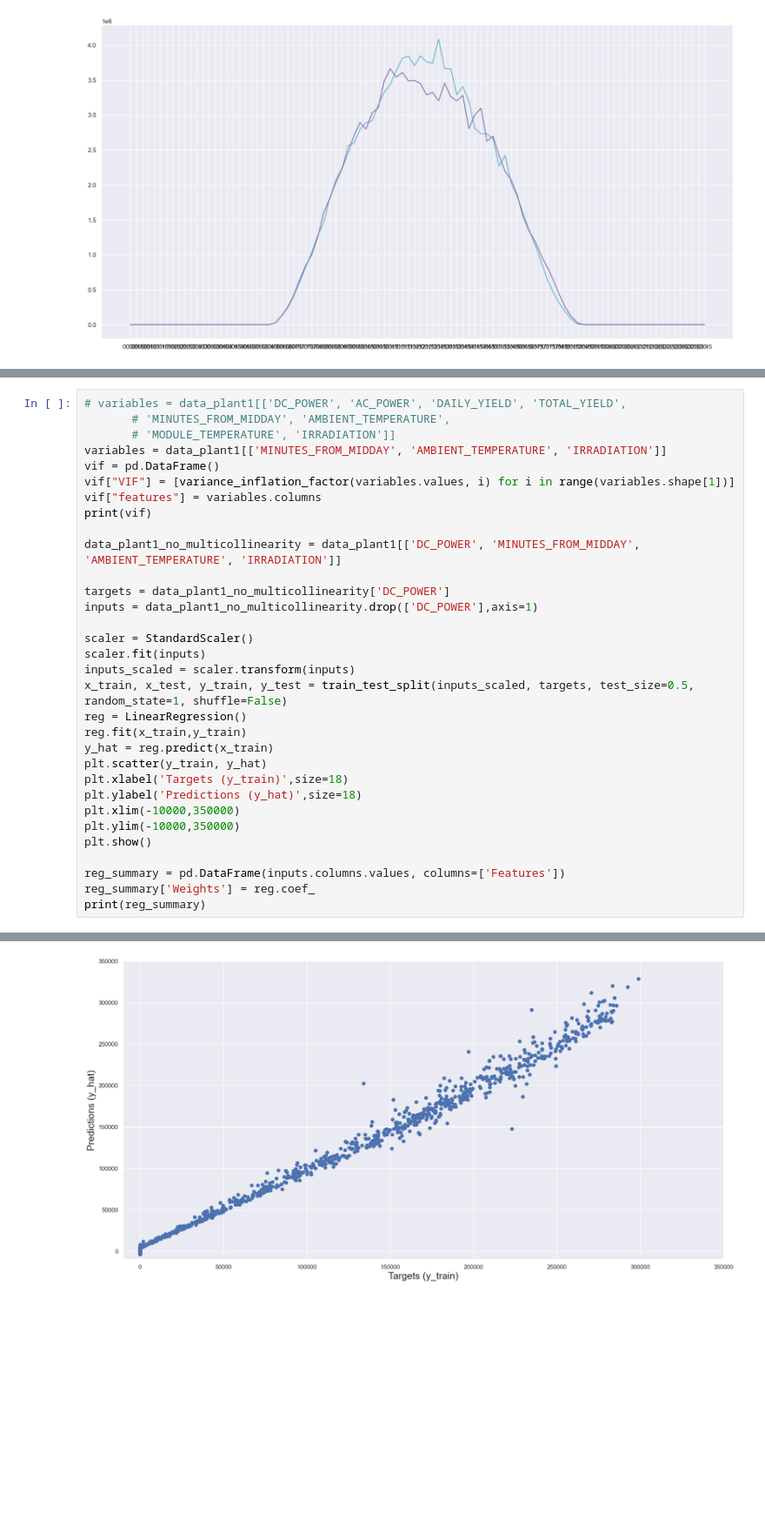
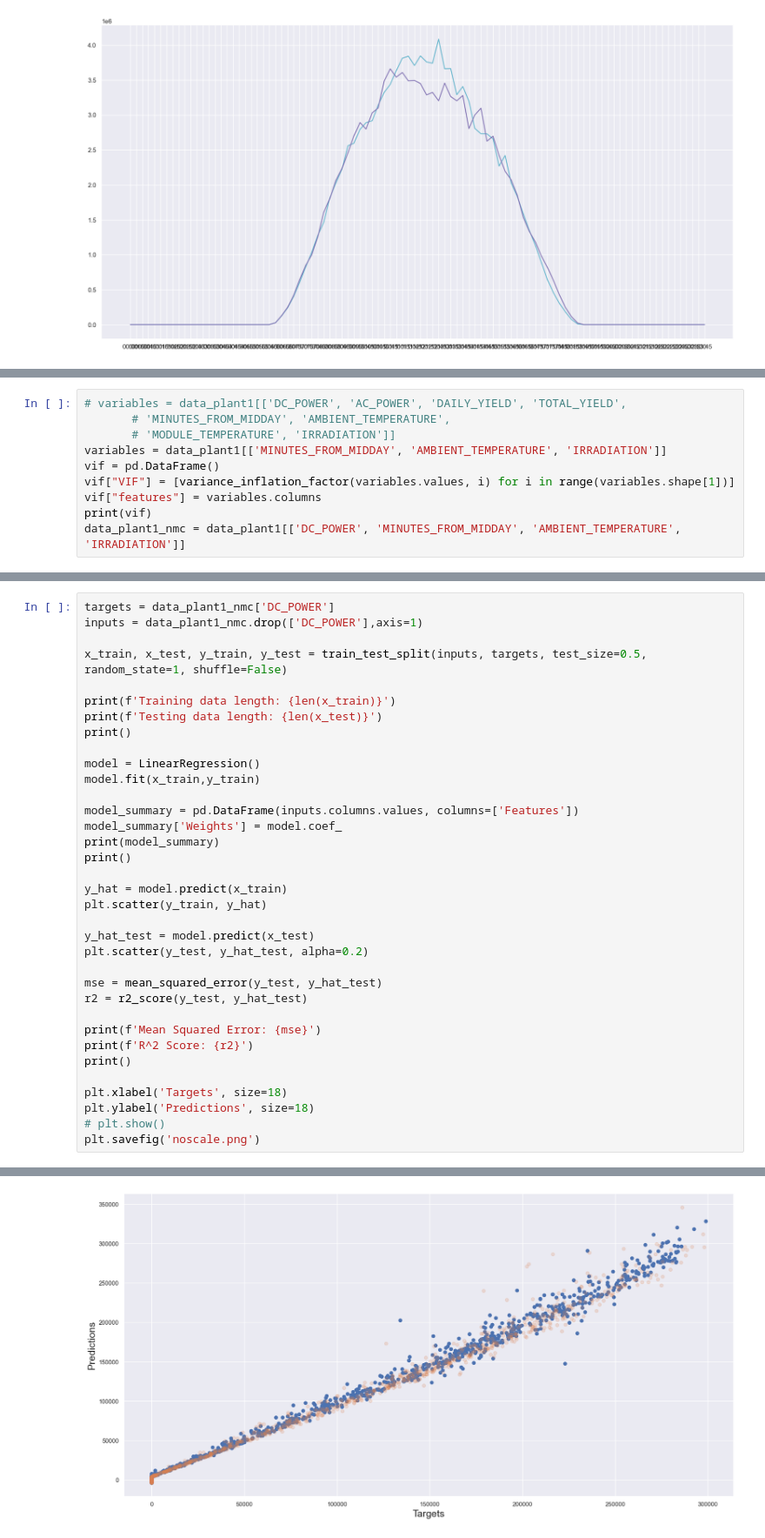
Before and after one commit to jamesdeluk/data-projects, a Jupyter notebook: solar-power-generation-data (anikannal)/solar.ipynb, the cells around one changed output, grey strips where cells are left out. Shown at 87% size. Drawn from its saved outputs; the diff is of its cells as text; blank space fills up the shorter version.

Commit message:
solar models for train_test_split and mysplit plus charts

```diff
--- a/solar-power-generation-data (anikannal)/solar.ipynb
+++ b/solar-power-generation-data (anikannal)/solar.ipynb
@@ -162,0 +154,10 @@ sns.histplot(data_plant1_active['DC_POWER'])
+# %%
+# variables = data_plant1[['DC_POWER', 'AC_POWER', 'DAILY_YIELD', 'TOTAL_YIELD',
+       # 'MINUTES_FROM_MIDDAY', 'AMBIENT_TEMPERATURE',
+       # 'MODULE_TEMPERATURE', 'IRRADIATION']]
+variables = data_plant1[['MINUTES_FROM_MIDDAY', 'AMBIENT_TEMPERATURE', 'IRRADIATION']]
+vif = pd.DataFrame()
+vif["VIF"] = [variance_inflation_factor(variables.values, i) for i in range(variables.shape[1])]
+vif["features"] = variables.columns
+print(vif)
+data_plant1_nmc = data_plant1[['DC_POWER', 'MINUTES_FROM_MIDDAY', 'AMBIENT_TEMPERATURE', 'IRRADIATION']]
@@ -163,33 +173,36 @@ sns.histplot(data_plant1_active['DC_POWER'])
 # %%
-# variables = data_plant1[['DC_POWER', 'AC_POWER', 'DAILY_YIELD', 'TOTAL_YIELD',
-       # 'MINUTES_FROM_MIDDAY', 'AMBIENT_TEMPERATURE',
-       # 'MODULE_TEMPERATURE', 'IRRADIATION']]
-variables = data_plant1[['MINUTES_FROM_MIDDAY', 'AMBIENT_TEMPERATURE', 'IRRADIATION']]
-vif = pd.DataFrame()
-vif["VIF"] = [variance_inflation_factor(variables.values, i) for i in range(variables.shape[1])]
-vif["features"] = variables.columns
-print(vif)
+targets = data_plant1_nmc['DC_POWER']
+inputs = data_plant1_nmc.drop(['DC_POWER'],axis=1)
 
-data_plant1_no_multicollinearity = data_plant1[['DC_POWER', 'MINUTES_FROM_MIDDAY', 'AMBIENT_TEMPERATURE', 'IRRADIATION']]
+x_train, x_test, y_train, y_test = train_test_split(inputs, targets, test_size=0.5, random_state=1, shuffle=False)
 
-targets = data_plant1_no_multicollinearity['DC_POWER']
-inputs = data_plant1_no_multicollinearity.drop(['DC_POWER'],axis=1)
+print(f'Training data length: {len(x_train)}')
+print(f'Testing data length: {len(x_test)}')
+print()
 
-scaler = StandardScaler()
-scaler.fit(inputs)
-inputs_scaled = scaler.transform(inputs)
-x_train, x_test, y_train, y_test = train_test_split(inputs_scaled, targets, test_size=0.5, random_state=1, shuffle=False)
-reg = LinearRegression()
-reg.fit(x_train,y_train)
-y_hat = reg.predict(x_train)
+model = LinearRegression()
+model.fit(x_train,y_train)
+
+model_summary = pd.DataFrame(inputs.columns.values, columns=['Features'])
+model_summary['Weights'] = model.coef_
+print(model_summary)
+print()
+
+y_hat = model.predict(x_train)
 plt.scatter(y_train, y_hat)
-plt.xlabel('Targets (y_train)',size=18)
-plt.ylabel('Predictions (y_hat)',size=18)
-plt.xlim(-10000,350000)
-plt.ylim(-10000,350000)
-plt.show()
 
-reg_summary = pd.DataFrame(inputs.columns.values, columns=['Features'])
-reg_summary['Weights'] = reg.coef_
-print(reg_summary)
+y_hat_test = model.predict(x_test)
+plt.scatter(y_test, y_hat_test, alpha=0.2)
+
+mse = mean_squared_error(y_test, y_hat_test)
+r2 = r2_score(y_test, y_hat_test)
+
+print(f'Mean Squared Error: {mse}')
+print(f'R^2 Score: {r2}')
+print()
+
+plt.xlabel('Targets', size=18)
+plt.ylabel('Predictions', size=18)
+# plt.show()
+plt.savefig('noscale.png')
 # %% [output]
@@ -200 +219 @@ print(reg_summary)
-[figure, old version]
+[figure, new version]
```
Also changed, not shown: parts of 16 cells of this notebook, 3 other files.
